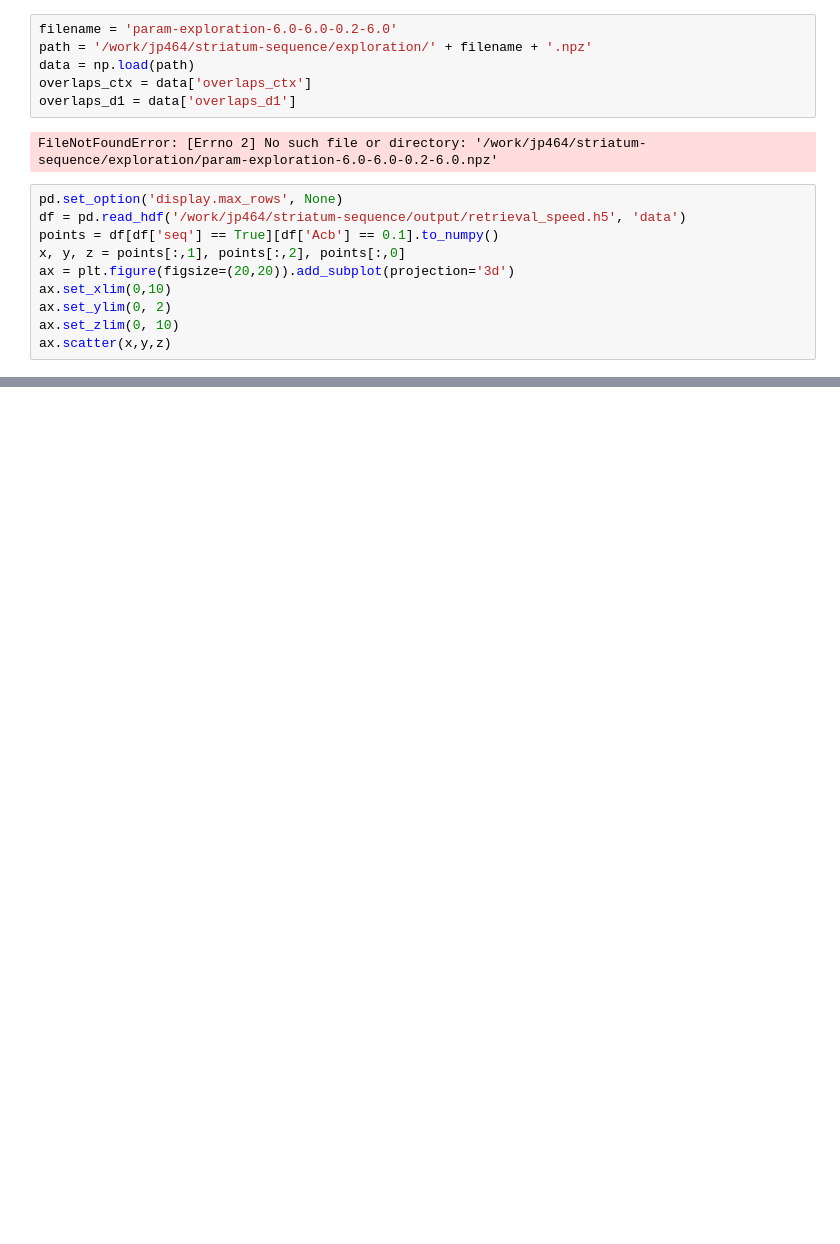
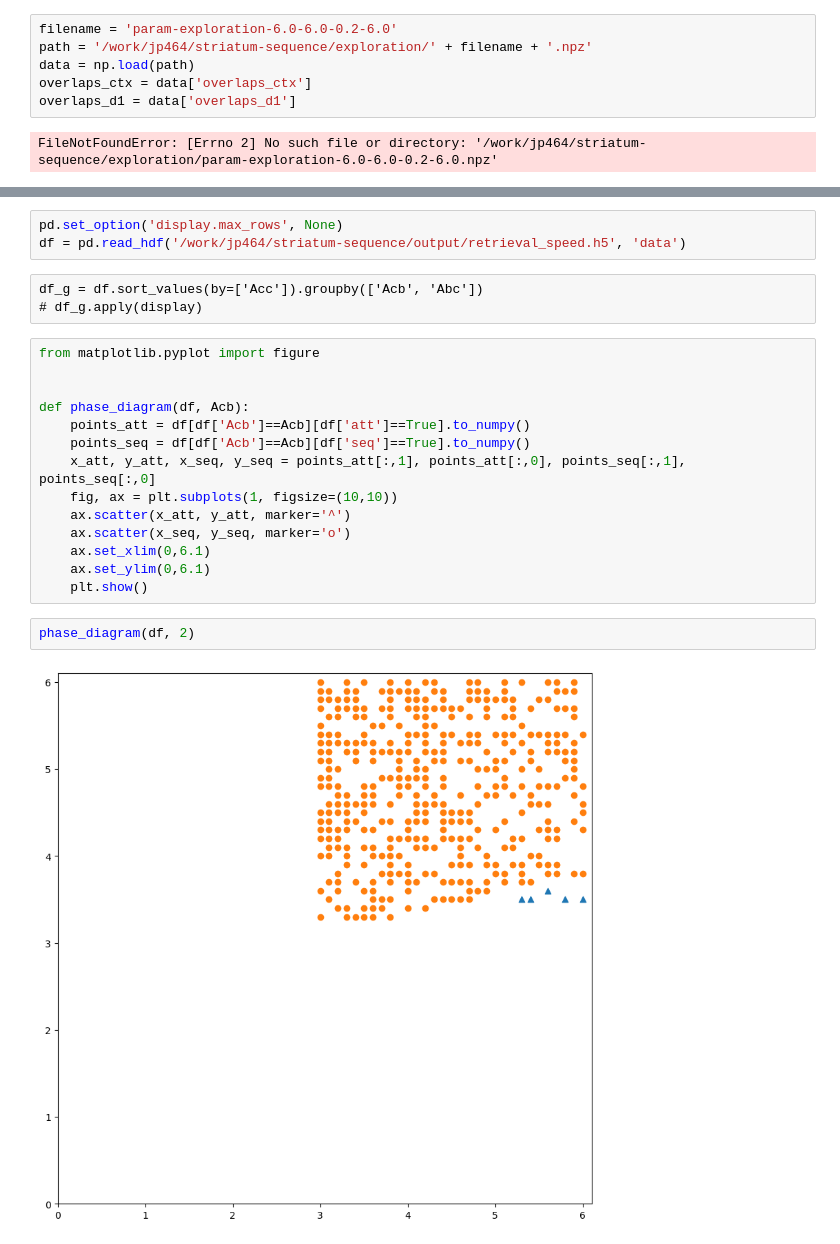
Before and after one commit to jp464/striatal-sequence, a Jupyter notebook: figures/article/1/playground.ipynb, the cells around one changed output, grey strips where cells are left out. Drawn from its saved outputs; the diff is of its cells as text; blank space fills up the shorter version.

```diff
--- a/figures/article/1/playground.ipynb
+++ b/figures/article/1/playground.ipynb
@@ -11,13 +12,3 @@ overlaps_ctx = data['overlaps_ctx']
 overlaps_d1 = data['overlaps_d1']
 # %% [output]
 FileNotFoundError: [Errno 2] No such file or directory: '/work/jp464/striatum-sequence/exploration/param-exploration-6.0-6.0-0.2-6.0.npz'
-# %%
-pd.set_option('display.max_rows', None)
-df = pd.read_hdf('/work/jp464/striatum-sequence/output/retrieval_speed.h5', 'data')
-points = df[df['seq'] == True][df['Acb'] == 0.1].to_numpy()
-x, y, z = points[:,1], points[:,2], points[:,0]
-ax = plt.figure(figsize=(20,20)).add_subplot(projection='3d')
-ax.set_xlim(0,10)
-ax.set_ylim(0, 2)
-ax.set_zlim(0, 10)
-ax.scatter(x,y,z)
@@ -46,0 +26,24 @@ df[df['Acb'] == 0.1
+# %%
+pd.set_option('display.max_rows', None)
+df = pd.read_hdf('/work/jp464/striatum-sequence/output/retrieval_speed.h5', 'data')
+# %% [raw]
+df_g = df.sort_values(by=['Acc']).groupby(['Acb', 'Abc'])
+# df_g.apply(display)
+# %%
+from matplotlib.pyplot import figure
+
+
+def phase_diagram(df, Acb):
+    points_att = df[df['Acb']==Acb][df['att']==True].to_numpy()
+    points_seq = df[df['Acb']==Acb][df['seq']==True].to_numpy()
+    x_att, y_att, x_seq, y_seq = points_att[:,1], points_att[:,0], points_seq[:,1], points_seq[:,0]
+    fig, ax = plt.subplots(1, figsize=(10,10))
+    ax.scatter(x_att, y_att, marker='^')
+    ax.scatter(x_seq, y_seq, marker='o')
+    ax.set_xlim(0,6.1)
+    ax.set_ylim(0,6.1)
+    plt.show()
+# %%
+phase_diagram(df, 2)
+# %% [output]
+[figure, added]
```
Also changed, not shown: parts of 8 cells of this notebook, 24 other files.
